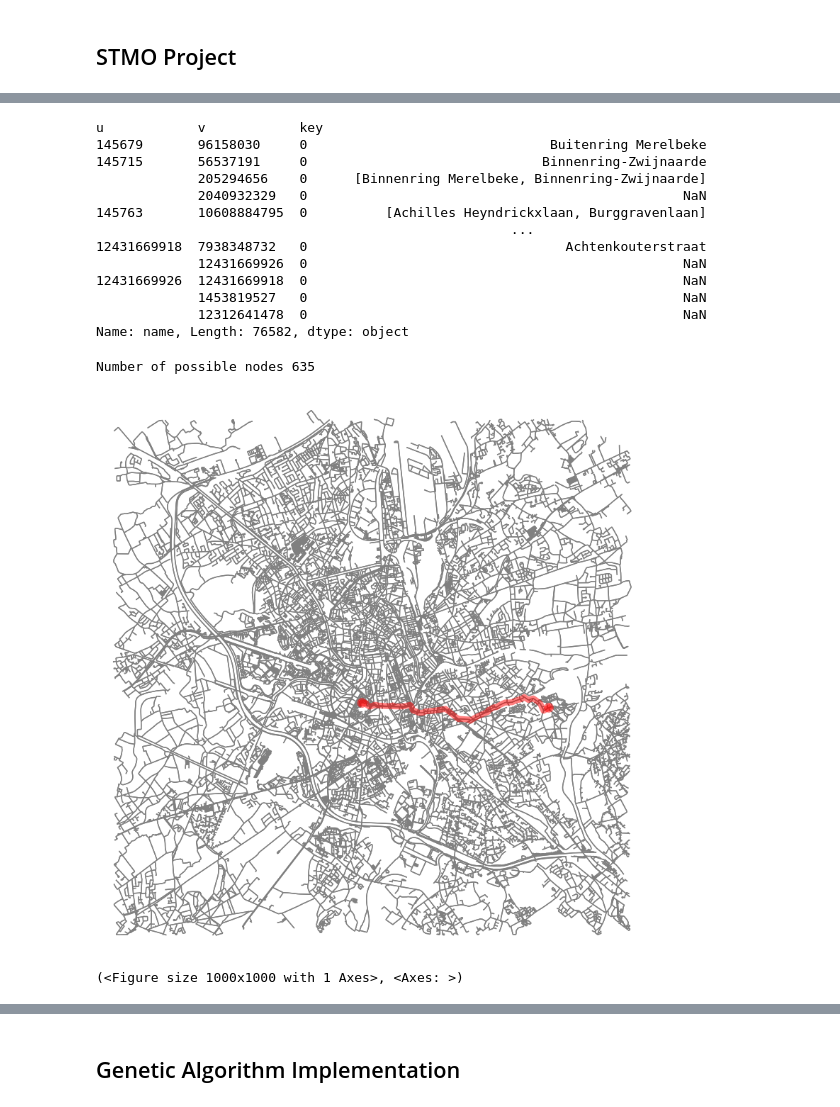
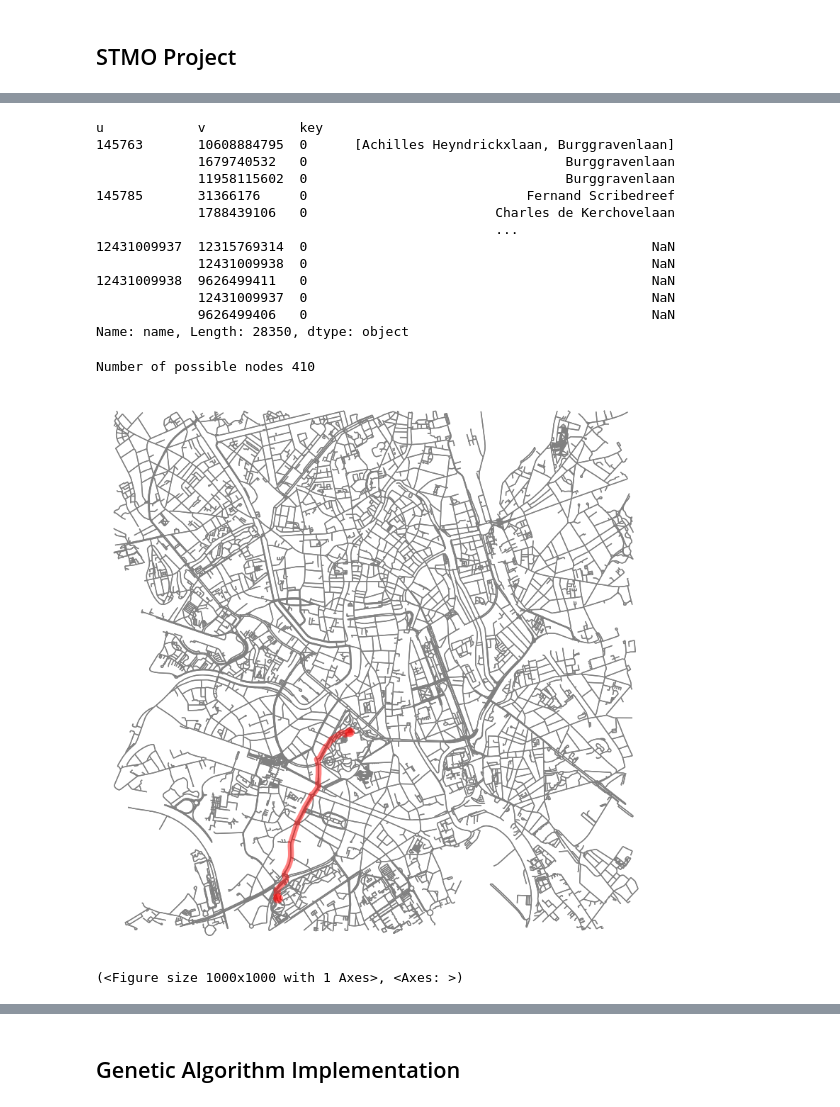
Before and after one commit to robbefonteyn/PathFindR-Ghent, a Jupyter notebook: running_route.ipynb, the cells around one changed output, grey strips where cells are left out. Saved outputs shown, nothing was run; the diff lists cells and outputs as text; code cells hidden in the pictures.

```diff
--- a/running_route.ipynb
+++ b/running_route.ipynb
@@ -17,7 +17,7 @@ geolocator = Nominatim(user_agent="STMO_project")
 center_point = ox.geocode(center)
 
 # Define the buffer distance (in meters) for the map area
-buffer_distance = 4000  # 6 km radius
+buffer_distance = 2500  # Meters radius from center point
 
 # Download the street network data within the buffer distance around the center point
 graph = ox.graph_from_point(center_point, dist=buffer_distance, network_type='walk')
@@ -51,18 +51,18 @@ city_nodes
 city_edges.name
 # %% [output]
 u            v            key
-145679       96158030     0                               Buitenring Merelbeke
-145715       56537191     0                              Binnenring-Zwijnaarde
-             205294656    0      [Binnenring Merelbeke, Binnenring-Zwijnaarde]
-             2040932329   0                                                NaN
-145763       10608884795  0          [Achilles Heyndrickxlaan, Burggravenlaan]
-                                                     ...
-12431669918  7938348732   0                                 Achtenkouterstraat
-             12431669926  0                                                NaN
-12431669926  12431669918  0                                                NaN
-             1453819527   0                                                NaN
-             12312641478  0                                                NaN
-Name: name, Length: 76582, dtype: object
+145763       10608884795  0      [Achilles Heyndrickxlaan, Burggravenlaan]
+             1679740532   0                                 Burggravenlaan
+             11958115602  0                                 Burggravenlaan
+145785       31366176     0                            Fernand Scribedreef
+             1788439106   0                        Charles de Kerchovelaan
+                                                   ...
+12431009937  12315769314  0                                            NaN
+             12431009938  0                                            NaN
+12431009938  9626499411   0                                            NaN
+             12431009937  0                                            NaN
+             9626499406   0                                            NaN
+Name: name, Length: 28350, dtype: object
 # %%
 def translate_address(graph, geolocator, address: str, return_coords=False):
     """
@@ -119,35 +119,35 @@ start_node = translate_address(graph, geolocator, start_address, False)
 # Run Dijkstra's algorithm to get the shortest paths from the start node
 distances, predecessors = nx.single_source_dijkstra(graph, source=start_node, weight='length')  # 'length' is the edge attribute for distance
 
 # Set target distance (5 km)
-target_distance = 5000  # in kilometers
-threshold = 50  # in kilometers (± 200 meters)
+target_distance = 2000  # in meters
+threshold = 50  # in meters (± 50 meters)
 
 # Filter nodes that are within the threshold distance
 close_nodes = {node: distance for node, distance in distances.items() if abs(distance - target_distance) <= threshold}
 print("Number of possible nodes", len(close_nodes))
 
 # Select a target node, the one that is about 5 km away (choose any from close_nodes)
 target_node = list(close_nodes.keys())[0]  # Select the first node (or choose based on your preference)
 
 # Get the specific route between start_node and target_node
 route = nx.shortest_path(graph, source=start_node, target=target_node, weight='length')
 
 # Print the nodes along the route
 #print("Route from start to target (in kilometers):")
 #for node in route:
 #    print(node, distances[node])
 
 # Visualize the route on the map
 fig, ax = plt.subplots(figsize=(10, 10))
 # Plot the full graph
 ox.plot_graph(graph, ax=ax, node_size=0, edge_color='gray', bgcolor='white', show=False)
 # Plot the specific route
 ox.plot_graph_route(graph, route, route_linewidth=6, node_size=0, bgcolor='white', ax=ax, show=True)
 
 # You can save the plot to a file if needed
 # plt.savefig('route_map.png', dpi=300)
 # %% [output]
-Number of possible nodes 635
+Number of possible nodes 410
-[figure, old version]
+[figure, new version]
 (<Figure size 1000x1000 with 1 Axes>, <Axes: >)
```
Also changed, not shown: parts of 19 cells of this notebook.
